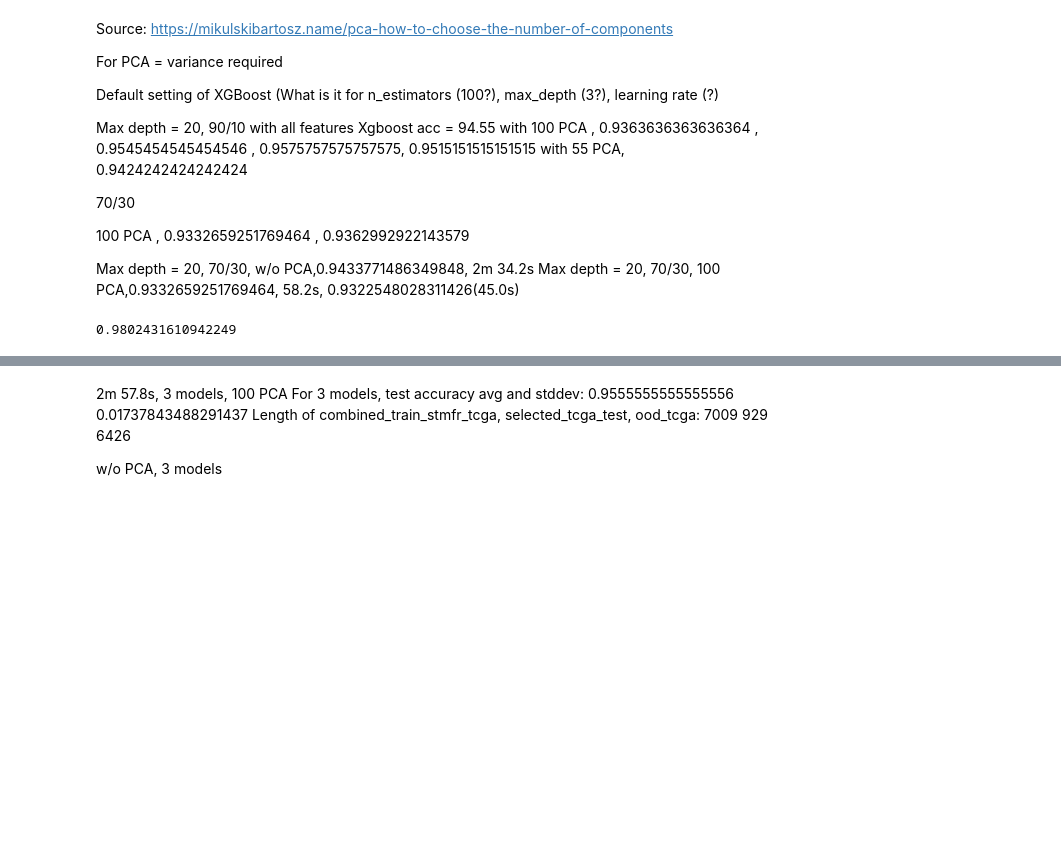
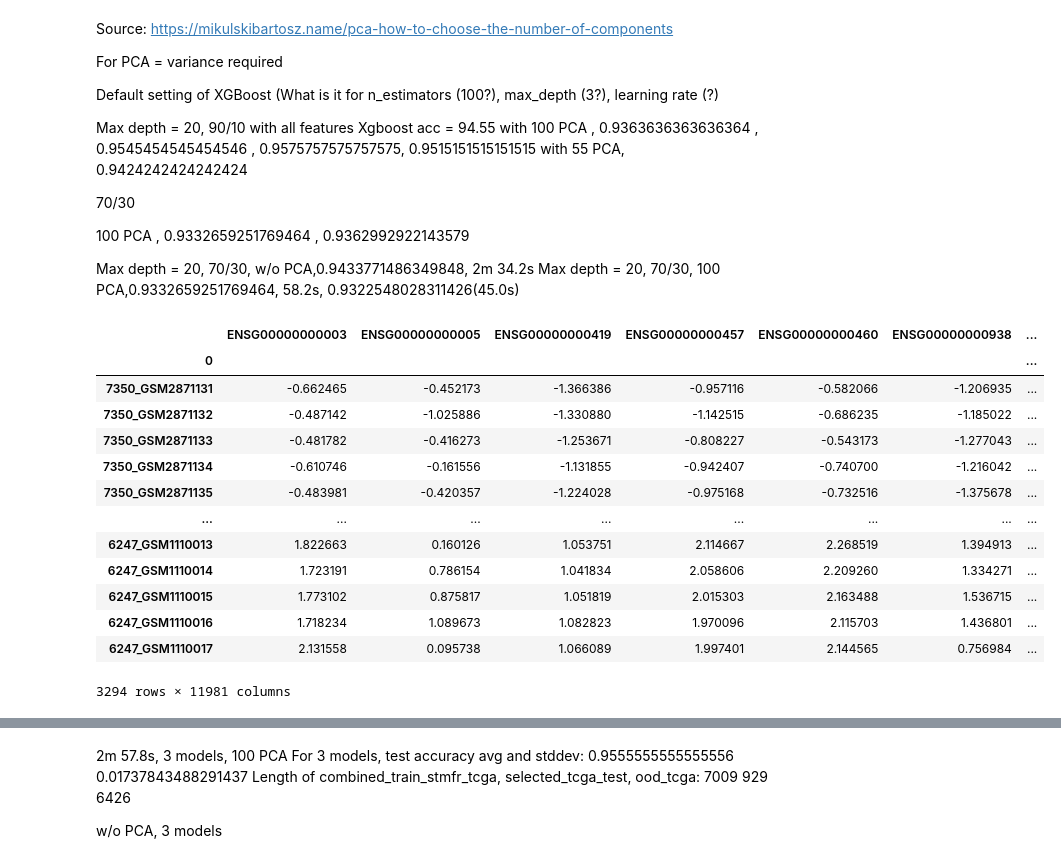
Before and after one commit to bhaveshneekhra/model_agreement, a Jupyter notebook: model_agreement.ipynb, the cells around one changed output, grey strips where cells are left out. Cells and saved outputs as stored; diff of their text form; code cells hidden in the pictures; blank space fills up the shorter version.

```diff
--- a/model_agreement.ipynb
+++ b/model_agreement.ipynb
@@ -367,10 +404,23 @@ with 55 PCA, 0.9424242424242424
 
 Max depth = 20, 70/30, w/o PCA,0.9433771486349848, 2m 34.2s
 Max depth = 20, 70/30, 100 PCA,0.9332659251769464, 58.2s, 0.9322548028311426(45.0s)
-# %%
-accuracy
-# %% [output]
-0.9802431610942249
+# %%
+df
+# %% [output]
+|  | ENSG00000000003 | ENSG00000000005 | ENSG00000000419 | ENSG00000000457 | ENSG00000000460 | ENSG00000000938 | ... |
+| 0 |  |  |  |  |  |  | ... |
+| 7350_GSM2871131 | -0.662465 | -0.452173 | -1.366386 | -0.957116 | -0.582066 | -1.206935 | ... |
+| 7350_GSM2871132 | -0.487142 | -1.025886 | -1.330880 | -1.142515 | -0.686235 | -1.185022 | ... |
+| 7350_GSM2871133 | -0.481782 | -0.416273 | -1.253671 | -0.808227 | -0.543173 | -1.277043 | ... |
+| 7350_GSM2871134 | -0.610746 | -0.161556 | -1.131855 | -0.942407 | -0.740700 | -1.216042 | ... |
+| 7350_GSM2871135 | -0.483981 | -0.420357 | -1.224028 | -0.975168 | -0.732516 | -1.375678 | ... |
+| ... | ... | ... | ... | ... | ... | ... | ... |
+| 6247_GSM1110013 | 1.822663 | 0.160126 | 1.053751 | 2.114667 | 2.268519 | 1.394913 | ... |
+| 6247_GSM1110014 | 1.723191 | 0.786154 | 1.041834 | 2.058606 | 2.209260 | 1.334271 | ... |
+| 6247_GSM1110015 | 1.773102 | 0.875817 | 1.051819 | 2.015303 | 2.163488 | 1.536715 | ... |
+| 6247_GSM1110016 | 1.718234 | 1.089673 | 1.082823 | 1.970096 | 2.115703 | 1.436801 | ... |
+| 6247_GSM1110017 | 2.131558 | 0.095738 | 1.066089 | 1.997401 | 2.144565 | 0.756984 | ... |
+3294 rows × 11981 columns
 # %%
 def prediction_agreement_models(stmfr_df, tcga_df, held_out_data = "", n_models = 100, pca = False, pca_n_components = 100):
 
```
Also changed, not shown: parts of 13 cells of this notebook, 2 other files.
